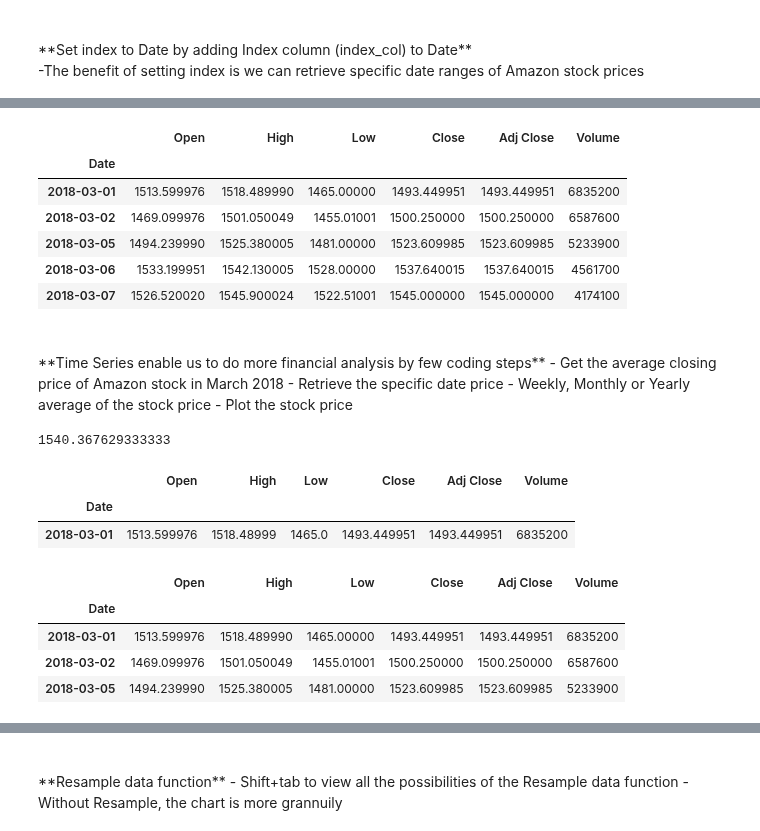
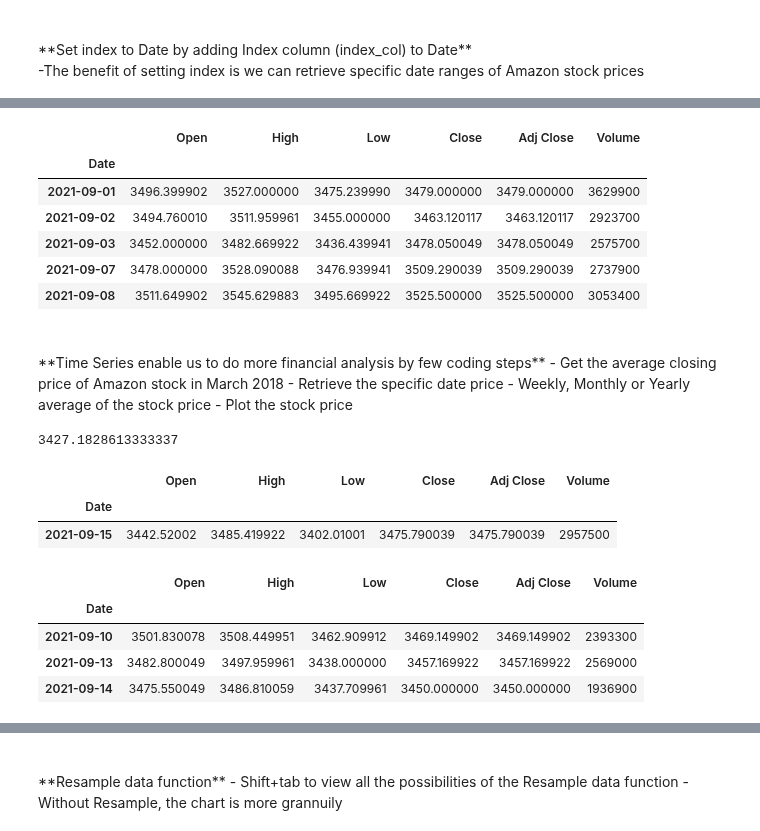
Before and after one commit to jasminjohnson/jasminjohnson.github.io, a Jupyter notebook: downloads/notebooks/PandasTimeSeriesAnalysis.ipynb, the cells around one changed output, grey strips where cells are left out. Drawn from its saved outputs; the diff is of its cells as text; code cells hidden in the pictures.

```diff
--- a/downloads/notebooks/PandasTimeSeriesAnalysis.ipynb
+++ b/downloads/notebooks/PandasTimeSeriesAnalysis.ipynb
@@ -78,14 +78,14 @@ DatetimeIndex(['1997-05-15', '1997-05-16', '1997-05-19', '1997-05-20',
 # %%
-## Retrieve March 2018 stock price
-df["2018-03"].head()
+## Retrieve September 2021 stock price
+df["2021-09"].head()
 # %% [output]
 |  | Open | High | Low | Close | Adj Close | Volume |
 | Date |  |  |  |  |  |  |
-| 2018-03-01 | 1513.599976 | 1518.489990 | 1465.00000 | 1493.449951 | 1493.449951 | 6835200 |
-| 2018-03-02 | 1469.099976 | 1501.050049 | 1455.01001 | 1500.250000 | 1500.250000 | 6587600 |
-| 2018-03-05 | 1494.239990 | 1525.380005 | 1481.00000 | 1523.609985 | 1523.609985 | 5233900 |
-| 2018-03-06 | 1533.199951 | 1542.130005 | 1528.00000 | 1537.640015 | 1537.640015 | 4561700 |
-| 2018-03-07 | 1526.520020 | 1545.900024 | 1522.51001 | 1545.000000 | 1545.000000 | 4174100 |
+| 2021-09-01 | 3496.399902 | 3527.000000 | 3475.239990 | 3479.000000 | 3479.000000 | 3629900 |
+| 2021-09-02 | 3494.760010 | 3511.959961 | 3455.000000 | 3463.120117 | 3463.120117 | 2923700 |
+| 2021-09-03 | 3452.000000 | 3482.669922 | 3436.439941 | 3478.050049 | 3478.050049 | 2575700 |
+| 2021-09-07 | 3478.000000 | 3528.090088 | 3476.939941 | 3509.290039 | 3509.290039 | 2737900 |
+| 2021-09-08 | 3511.649902 | 3545.629883 | 3495.669922 | 3525.500000 | 3525.500000 | 3053400 |
 # %% [markdown]
 <br>
 **Time Series enable us to do more financial analysis by few coding steps**
@@ -95,25 +95,25 @@ df["2018-03"].head()
     - Plot the stock price
 # %%
 ## Get the average closing price in March 2018
-df["2018-03"].Close.mean()
+df["2021-09"].Close.mean()
 # %% [output]
-1540.367629333333
+3427.1828613333337
 # %%
 ## Retrieving one specific day - can use loc slice function, but it's not necessary
-df.loc["2018-03-01":"2018-03-01"]
+df.loc["2021-09-15":"2021-09-15"]
 # %% [output]
 |  | Open | High | Low | Close | Adj Close | Volume |
 | Date |  |  |  |  |  |  |
-| 2018-03-01 | 1513.599976 | 1518.48999 | 1465.0 | 1493.449951 | 1493.449951 | 6835200 |
+| 2021-09-15 | 3442.52002 | 3485.419922 | 3402.01001 | 3475.790039 | 3475.790039 | 2957500 |
 # %%
 ## Retrieving with a date range
-df["2018-03-01":"2018-03-05"]
+df["2021-09-10":"2021-09-14"]
 # %% [output]
 |  | Open | High | Low | Close | Adj Close | Volume |
 | Date |  |  |  |  |  |  |
-| 2018-03-01 | 1513.599976 | 1518.489990 | 1465.00000 | 1493.449951 | 1493.449951 | 6835200 |
-| 2018-03-02 | 1469.099976 | 1501.050049 | 1455.01001 | 1500.250000 | 1500.250000 | 6587600 |
-| 2018-03-05 | 1494.239990 | 1525.380005 | 1481.00000 | 1523.609985 | 1523.609985 | 5233900 |
+| 2021-09-10 | 3501.830078 | 3508.449951 | 3462.909912 | 3469.149902 | 3469.149902 | 2393300 |
+| 2021-09-13 | 3482.800049 | 3497.959961 | 3438.000000 | 3457.169922 | 3457.169922 | 2569000 |
+| 2021-09-14 | 3475.550049 | 3486.810059 | 3437.709961 | 3450.000000 | 3450.000000 | 1936900 |
 # %%
 ## Yearly average of the stock price
 df.Close.resample('Y').mean().head()
```
Also changed, not shown: parts of 17 cells of this notebook, 4 other files.
